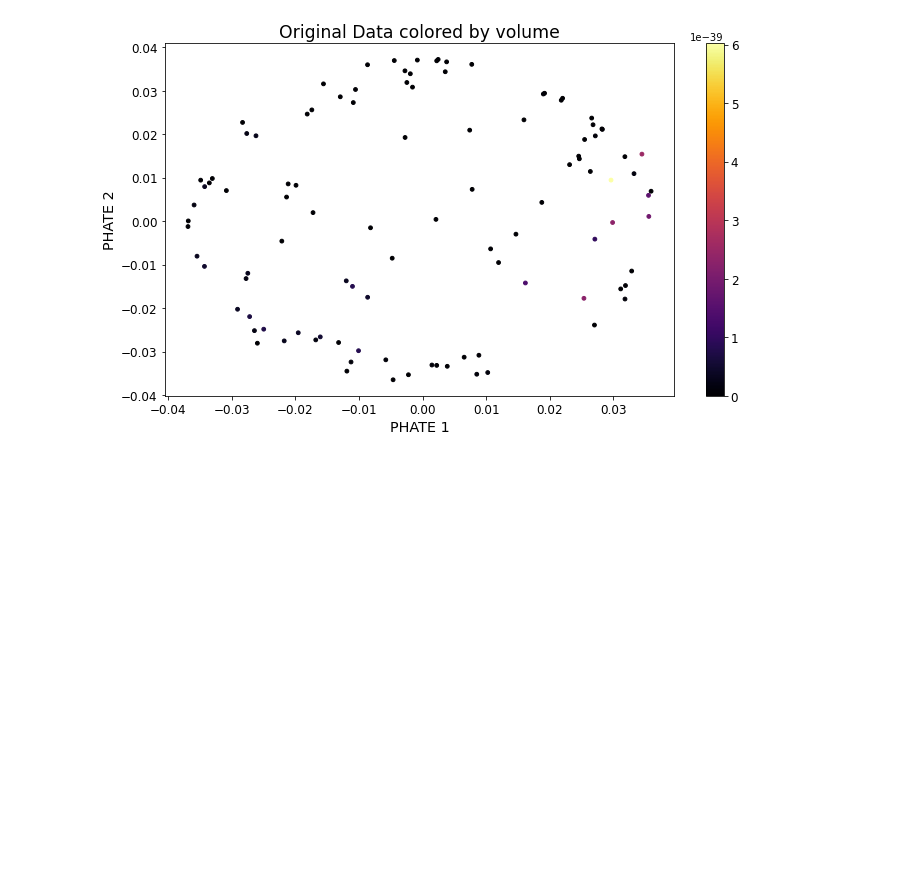
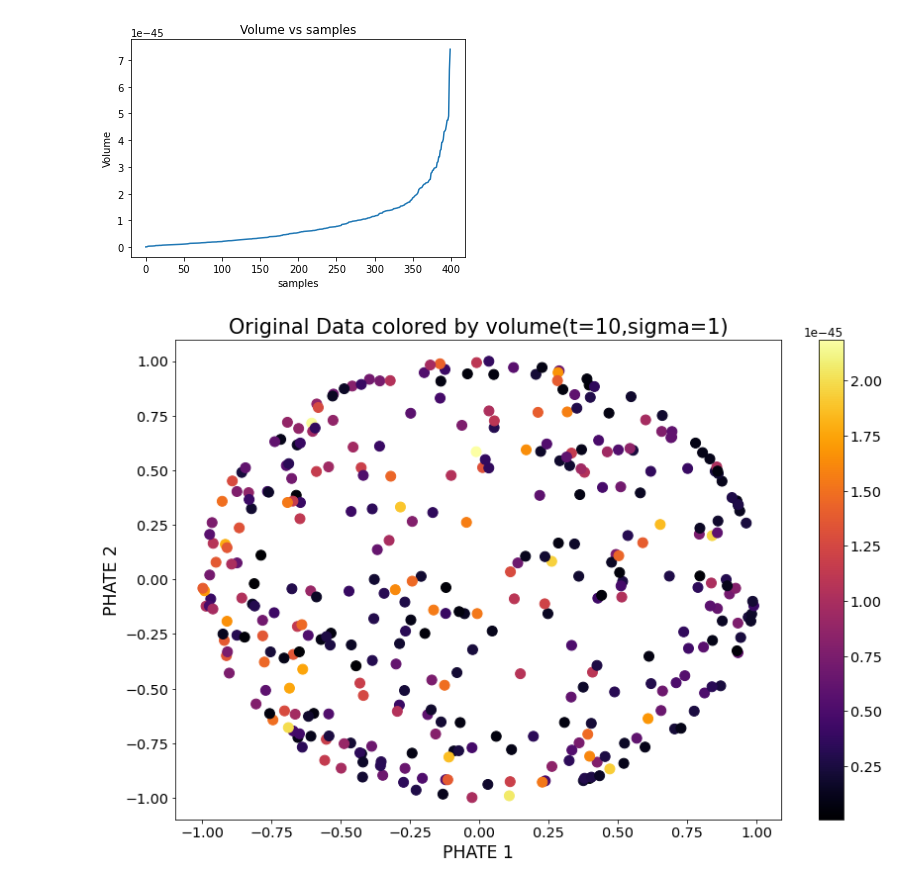
Before and after one commit to guillaumehu/phate_fim, a Jupyter notebook: notebooks/df-sphere-autoencoder.ipynb, the cells around one changed output. Drawn from its saved outputs; the diff is of its cells as text; code cells hidden in the pictures; blank space fills up the shorter version.

```diff
--- a/notebooks/df-sphere-autoencoder.ipynb
+++ b/notebooks/df-sphere-autoencoder.ipynb
@@ -101,3 +96,9 @@ ax.scatter(rotatesphere[:,0], rotatesphere[:,1], rotatesphere[:,2])
+# %%
+
+#Define data and random indices
+X = torch.tensor(rotatesphere,requires_grad = True)
+n = X.shape[0]
+random_indices = np.random.randint(n, size=n)
 # %%
 #Define Phate function
 
@@ -291,16 +329,40 @@ for k in range(xsampout.shape[0]):
 # %%
+# Analysis/Data Visualization
+
 #Compute Volume
-V = np.sqrt(np.linalg.det(np.array(FIM)))
+V = np.sqrt(np.abs(np.linalg.det(np.array(FIM))))
 
-#Visualize Original PHATE data with volume measurement
+#Remove outliers (Take all points within two standard deviations [95%])
+Vmedian = np.median(V)
+sortind = np.argsort(np.abs(V - Vmedian))[:int(0.90*len(V))]
+
+
+
+
+plt.plot(np.sort(V))
+plt.title("Volume vs samples")
+plt.ylabel("Volume")
+plt.xlabel("samples")
+
+
+
+
+
 # Visualize ground truth
 cax = scprep.plot.scatter2d(
-    phate_sphere[testind],
-    c=V,
-    title="Original Data colored by volume",
+    rotatesphere[testind[sortind]],
+    c=V[sortind],
+    title="Original Data colored by volume(t=10,sigma=1)",
+    fontsize=12,
     xlabel="PHATE 1",
     ylabel="PHATE 2",
-    figsize=(10,6)
+    figsize = (12,8),
+    s = 100
 )
+
+V = np.expand_dims(V[sortind],axis=1) #Expand for concatenation
+Vsphere = np.concatenate((rotatesphere[testind[sortind]],V),axis=1)
+np.save("Vsphere_t_ten_sigone.npy",Vsphere)
 # %% [output]
-[figure, old version]
+[figure, new version]
+[figure, added]
```
Also changed, not shown: parts of 9 cells of this notebook, 1 other file.
